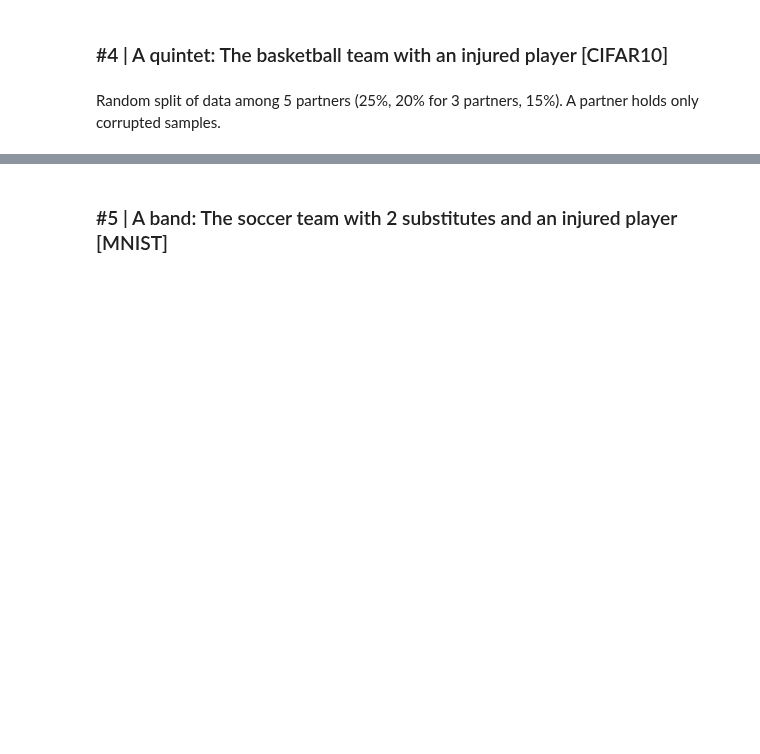
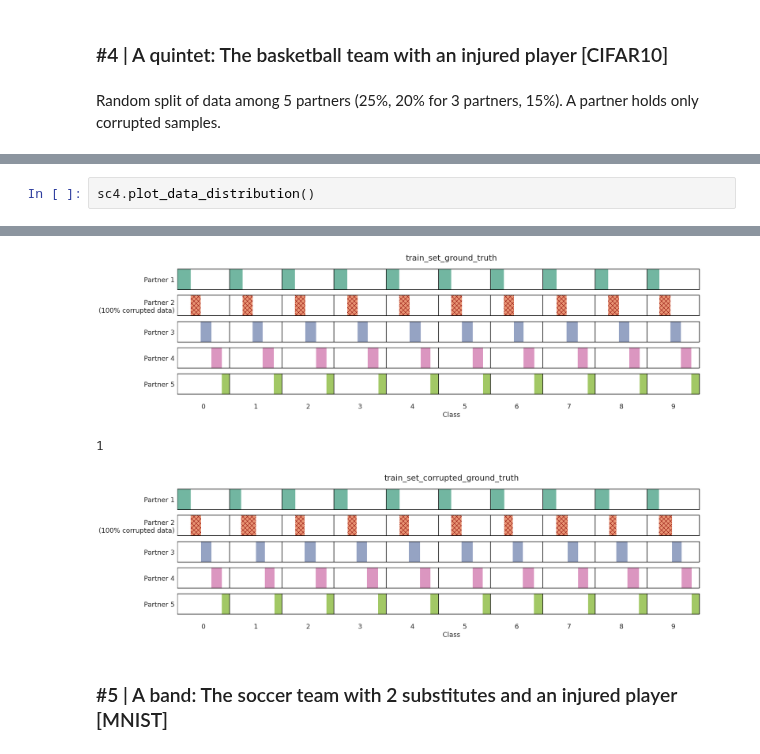
Before and after one commit to LabeliaLabs/distributed-learning-contributivity, a Jupyter notebook: notebooks/reference_scenarios/benchmarks.ipynb, the cells around one changed output, grey strips where cells are left out. Cells and saved outputs as stored; diff of their text form; blank space fills up the shorter version.

```diff
--- a/notebooks/reference_scenarios/benchmarks.ipynb
+++ b/notebooks/reference_scenarios/benchmarks.ipynb
@@ -93,0 +174,3 @@ sc4 = Scenario(
+# %%
+sc4.plot_data_distribution()
+# %% [output]
@@ -94,3 +187,6 @@ sc4 = Scenario(
+[figure, added]
+1
+[figure, added]
 # %% [markdown]
 ### #5 | A band: The soccer team with 2 substitutes and an injured player [MNIST]
 # %% [markdown]
```
Also changed, not shown: parts of 11 cells of this notebook.
